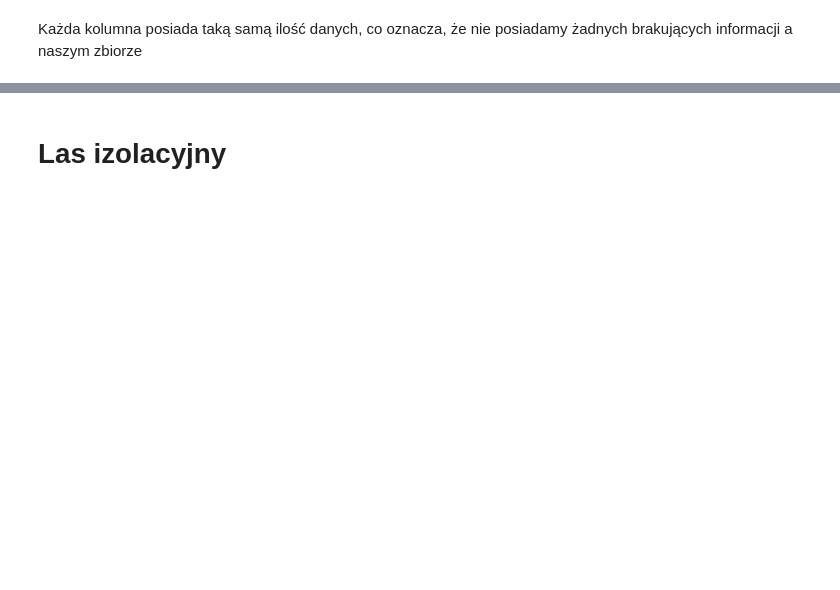
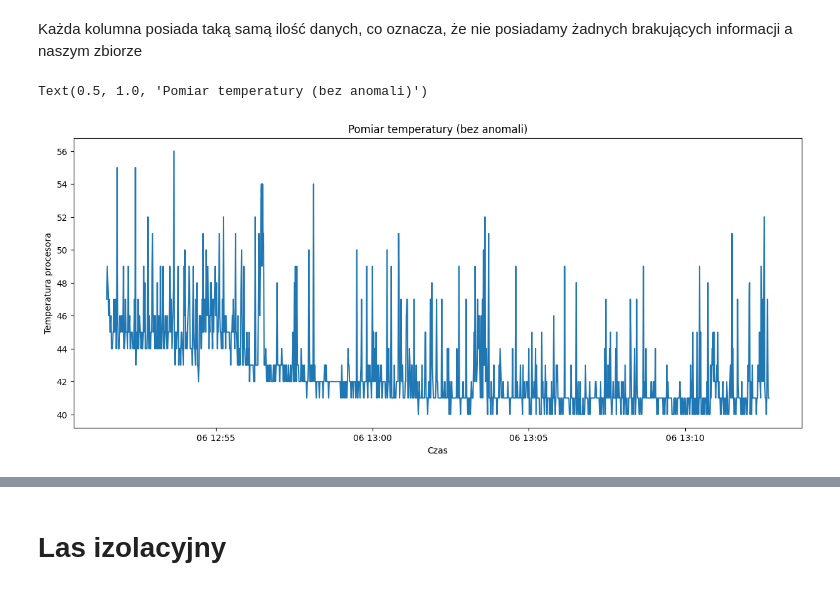
Before and after one commit to wiktorrudzki/MiW, a Jupyter notebook: models.ipynb, the cells around one changed output, grey strips where cells are left out. Saved outputs shown, nothing was run; the diff lists cells and outputs as text; code cells hidden in the pictures; blank space fills up the shorter version.

```diff
--- a/models.ipynb
+++ b/models.ipynb
@@ -15,6 +15,9 @@ def show_anomaly_graph(data_source, title):
 # %%
 data = pd.read_csv('./data/CPUTemperatureLog_with_anomaly.csv')
 data['Czas'] = pd.to_datetime(data['Czas'])
+
+data_without_anomalies = pd.read_csv('./data/CPUTemperatureLog.csv')
+data_without_anomalies['Czas'] = pd.to_datetime(data['Czas'])
 # %%
 data.head()
 # %% [output]
@@ -43,4 +46,13 @@ data.describe()
 # %% [markdown]
 Każda kolumna posiada taką samą ilość danych, co oznacza, że nie posiadamy żadnych brakujących informacji a naszym zbiorze
+# %%
+plt.figure(figsize=(15, 6))
+plt.plot(data_without_anomalies['Czas'], data_without_anomalies['Temperatura procesora'])
+plt.xlabel("Czas")
+plt.ylabel("Temperatura procesora")
+plt.title("Pomiar temperatury (bez anomali)")
+# %% [output]
+Text(0.5, 1.0, 'Pomiar temperatury (bez anomali)')
+[figure, added]
 # %%
 plt.figure(figsize=(15, 6))
```
Also changed, not shown: parts of 10 cells of this notebook, 3 other files.
